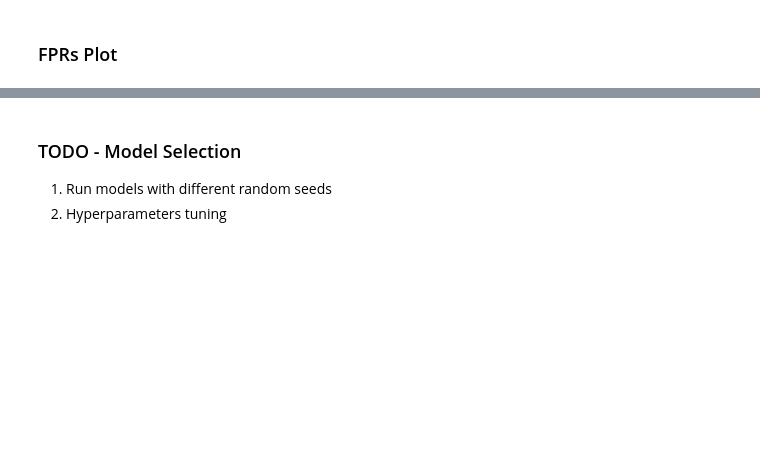
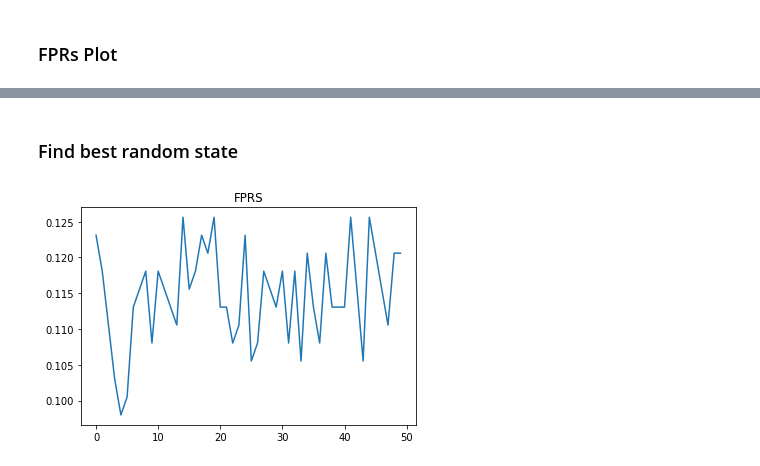
Before and after one commit to guyfreund/Repeated-Malicious-IP-Classifier, a Jupyter notebook: EDA.ipynb, the cells around one changed output, grey strips where cells are left out. Saved outputs shown, nothing was run; the diff lists cells and outputs as text; code cells hidden in the pictures; blank space fills up the shorter version.

```diff
--- a/EDA.ipynb
+++ b/EDA.ipynb
@@ -339,5 +272,25 @@ plt.show()
-# %% [markdown]
-### TODO - Model Selection
-
-1. Run models with different random seeds
-2. Hyperparameters tuning
+# %% [markdown]
+### Find best random state
+# %%
+rf_precisions = []
+rf_recalls = []
+rf_fprs = []
+
+for random_state in range(50):
+    model = BalancedRandomForestClassifier(random_state=random_state)
+    model.fit(X_train, y_train)
+    test_preds = model.predict(X_test).round()
+    precision = precision_score(y_test, test_preds)
+    recall = recall_score(y_test, test_preds)
+    rf_precisions.append(precision)
+    rf_recalls.append(recall)
+    fps = ((y_test != test_preds) & (test_preds == 1)).sum()
+    total_negatives = (y_test == 0).sum()
+    fpr = fps/total_negatives
+    rf_fprs.append(fpr)
+# %%
+plt.plot(range(50), rf_fprs)
+plt.title('FPRS')
+plt.show()
+# %% [output]
+[figure, added]
```
Also changed, not shown: parts of 35 cells of this notebook.
